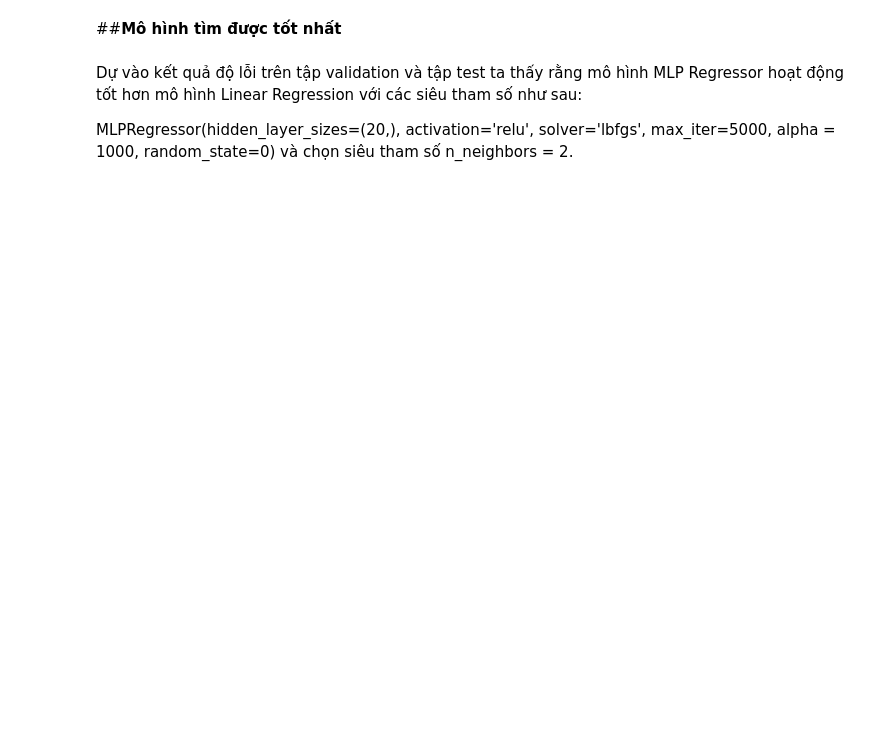
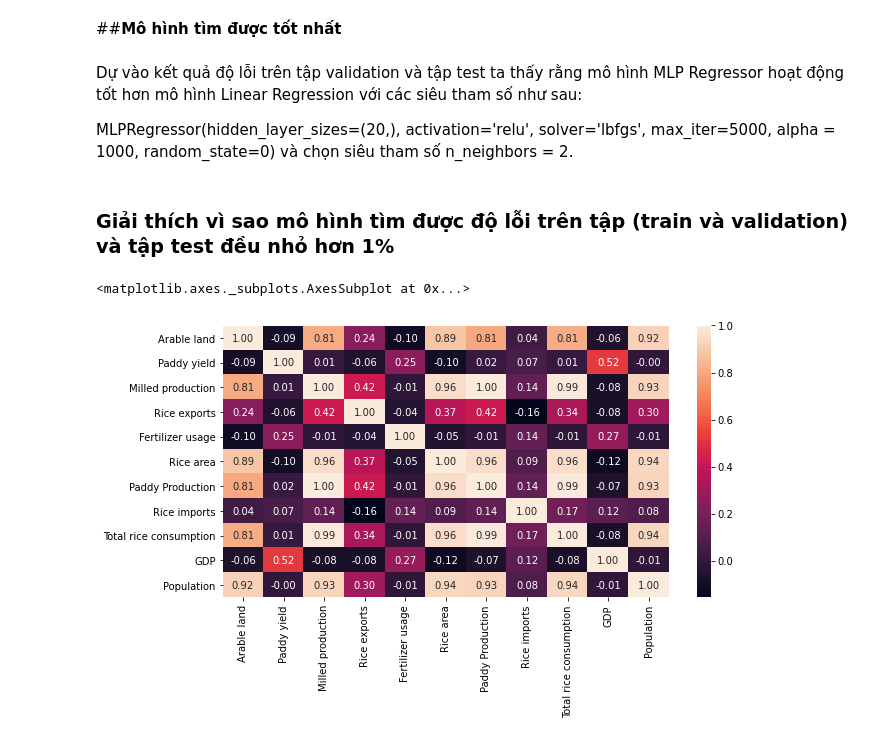
Before and after one commit to baocl18ctt2/DoAnCuoiKy_KHDL, a Jupyter notebook: DoAn_KHDL.ipynb, the cells around one changed output. Saved outputs shown, nothing was run; the diff lists cells and outputs as text; code cells hidden in the pictures; blank space fills up the shorter version.

```diff
--- a/DoAn_KHDL.ipynb
+++ b/DoAn_KHDL.ipynb
@@ -798,3 +863,13 @@ Dự vào kết quả độ lỗi trên tập validation và tập test ta thấ
 
 MLPRegressor(hidden_layer_sizes=(20,), activation='relu',
                                  solver='lbfgs', max_iter=5000, alpha = 1000, random_state=0) và chọn siêu tham số n_neighbors = 2.
+# %% [markdown]
+### Giải thích vì sao mô hình tìm được độ lỗi trên tập (train và validation) và tập test đều nhỏ hơn 1%
+# %%
+df_small = data_df.iloc[:,:11]
+correlation_mat = df_small.corr()
+plt.figure(figsize=(10, 5))
+sns.heatmap(correlation_mat,fmt='.2f', annot = True)
+# %% [output]
+<matplotlib.axes._subplots.AxesSubplot at 0x...>
+[figure, added]
```
Also changed, not shown: parts of 48 cells of this notebook, 3 other files.
